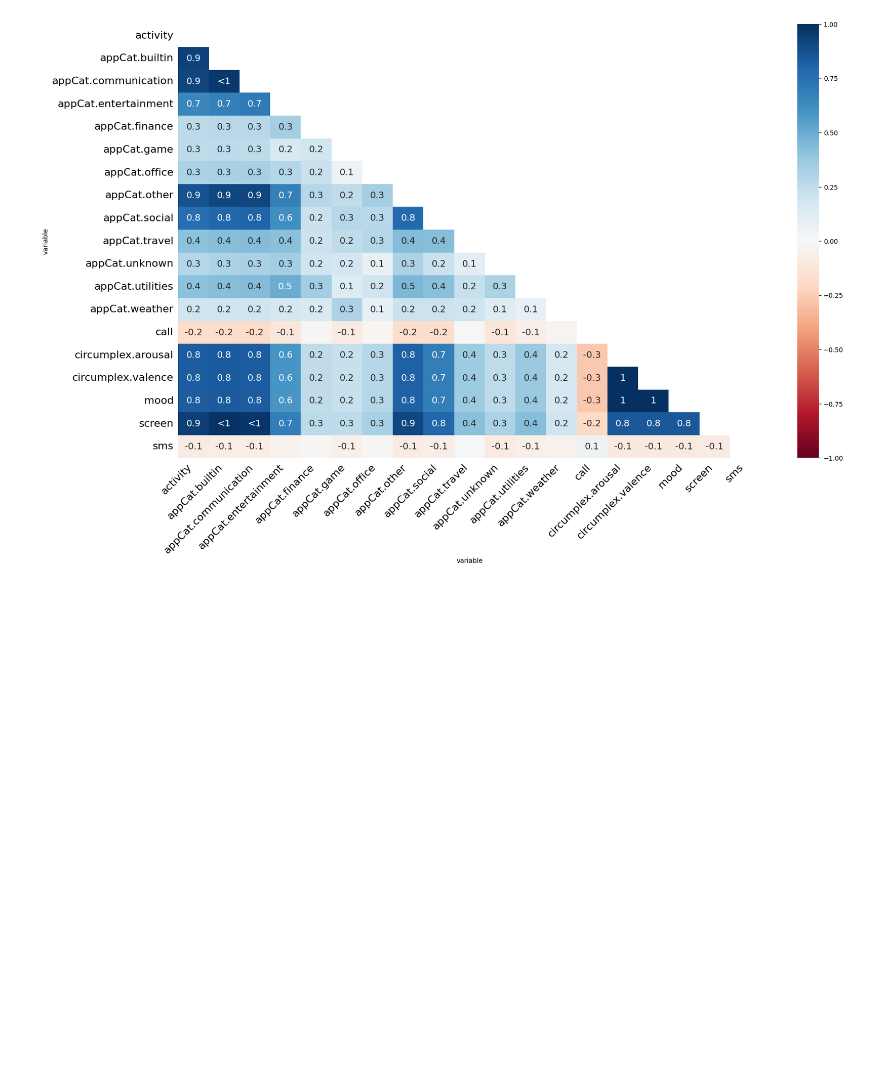
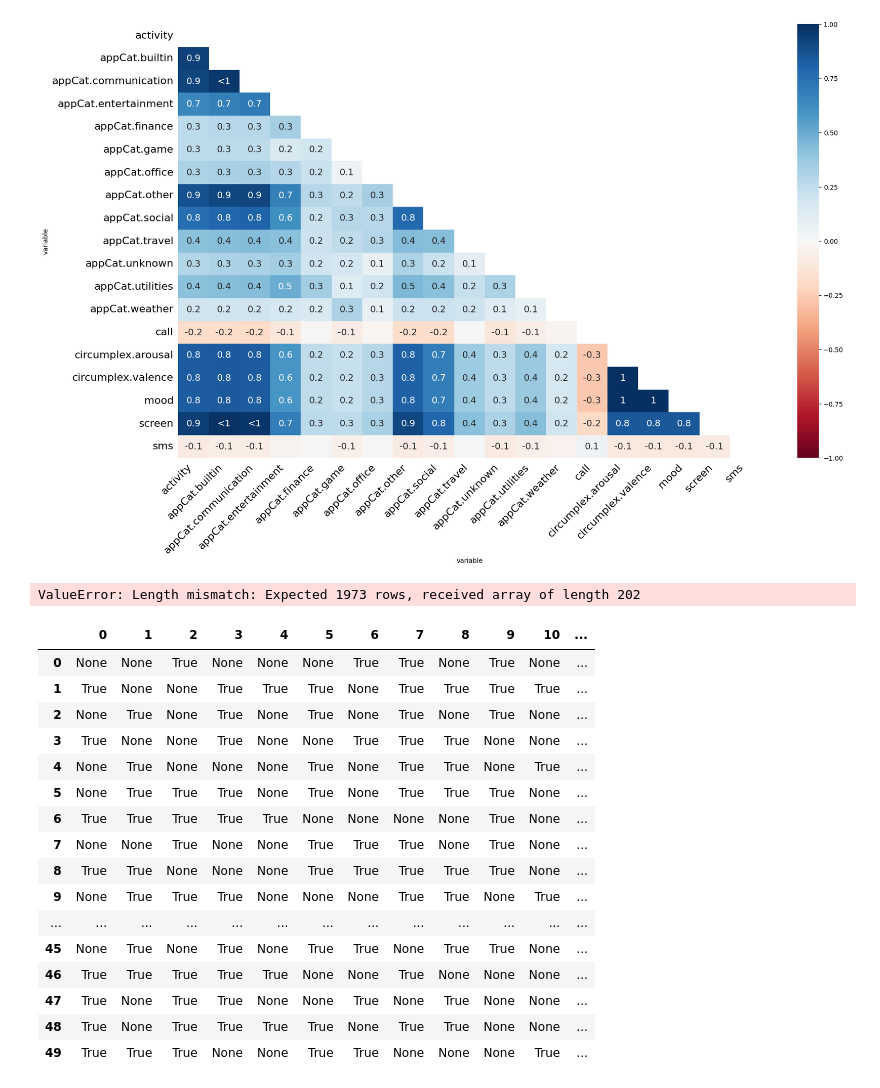
Before and after one commit to larascipio/datamijnen, a Jupyter notebook: Task1.ipynb, the cells around one changed output. Saved outputs shown, nothing was run; the diff lists cells and outputs as text; code cells hidden in the pictures; blank space fills up the shorter version.

```diff
--- a/Task1.ipynb
+++ b/Task1.ipynb
@@ -317,3 +429,29 @@ plt.show()
 [figure]
 [figure]
 [figure]
+# %%
+null_pattern = (np.random.random(41433).reshape((1973, 21)) > 0.5).astype(bool)
+null_pattern = pd.DataFrame(null_pattern).replace({False: None})
+msno.matrix(null_pattern.set_index(pd.period_range('17/2/2014', '9/6/2014', freq='D')) , freq='BQ')
+# %% [output]
+ValueError: Length mismatch: Expected 1973 rows, received array of length 202
+# %%
+null_pattern
+# %% [output]
+|  | 0 | 1 | 2 | 3 | 4 | 5 | 6 | 7 | 8 | 9 | 10 | ... |
+| 0 | None | None | True | None | None | None | True | True | None | True | None | ... |
+| 1 | True | None | None | True | True | True | None | True | True | True | True | ... |
+| 2 | None | True | None | True | None | True | None | True | None | True | None | ... |
+| 3 | True | None | None | True | None | None | True | True | True | None | None | ... |
+| 4 | None | True | None | None | None | True | None | True | True | None | True | ... |
+| 5 | None | True | True | True | None | True | None | True | True | True | None | ... |
+| 6 | True | True | True | True | True | None | None | None | None | True | None | ... |
+| 7 | None | None | True | None | None | True | True | True | None | True | None | ... |
+| 8 | True | True | None | None | None | True | True | True | True | True | None | ... |
+| 9 | None | True | True | True | None | None | None | True | True | None | True | ... |
+| ... | ... | ... | ... | ... | ... | ... | ... | ... | ... | ... | ... | ... |
+| 45 | None | True | None | True | None | True | True | None | True | True | None | ... |
+| 46 | True | True | True | True | True | None | None | True | None | None | None | ... |
+| 47 | True | None | True | True | None | None | True | None | True | None | None | ... |
+| 48 | True | None | True | True | True | True | None | True | True | None | None | ... |
+| 49 | True | True | True | None | None | True | True | None | None | None | True | ... |
```
Also changed, not shown: parts of 5 cells of this notebook, 5 other files.
